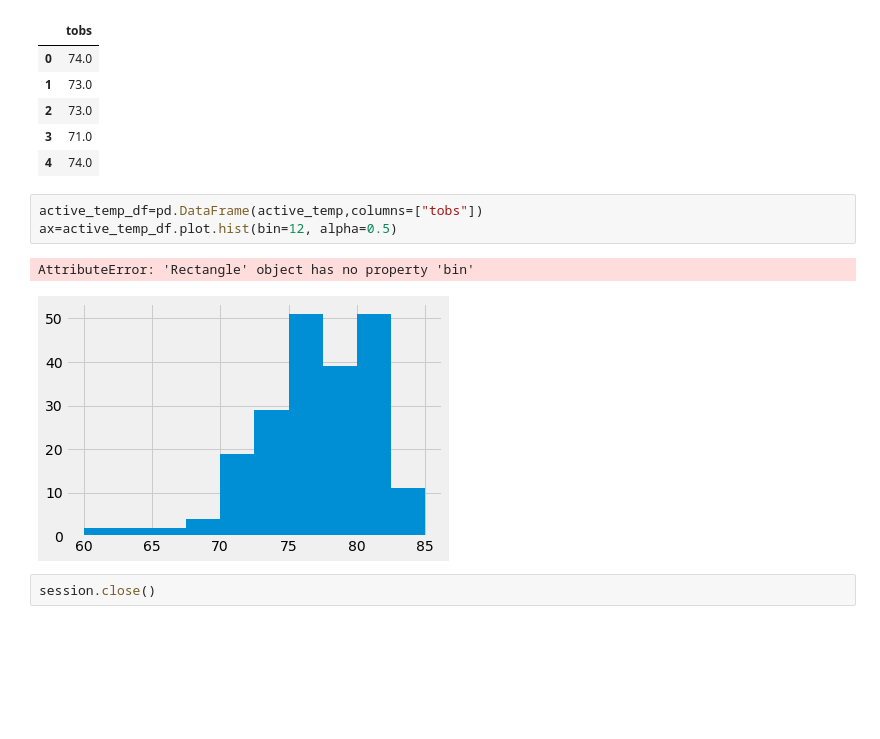
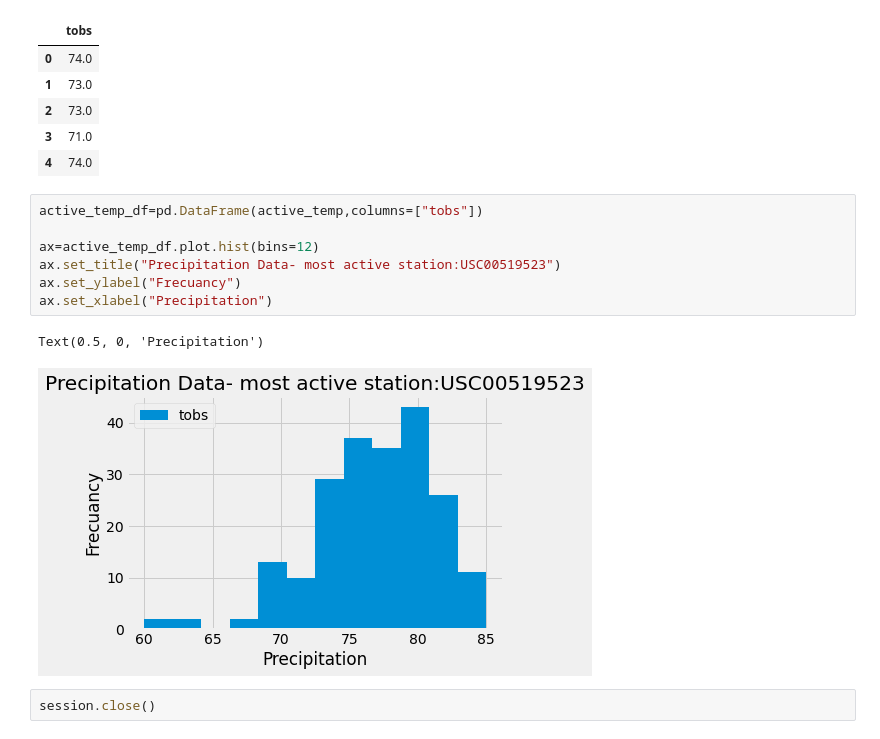
Before and after one commit to ludmilagd/SQL-Alchemy-ORM, a Jupyter notebook: Instructions/climate_starter.ipynb, the cells around one changed output. Drawn from its saved outputs; the diff is of its cells as text; blank space fills up the shorter version.

```diff
--- a/Instructions/climate_starter.ipynb
+++ b/Instructions/climate_starter.ipynb
@@ -188,10 +188,14 @@ active_temp_df.head()
 | 4 | 74.0 |
 # %%
 active_temp_df=pd.DataFrame(active_temp,columns=["tobs"])
-ax=active_temp_df.plot.hist(bin=12, alpha=0.5)
+
+ax=active_temp_df.plot.hist(bins=12)
+ax.set_title("Precipitation Data- most active station:USC00519523")
+ax.set_ylabel("Frecuancy")
+ax.set_xlabel("Precipitation")
 # %% [output]
-AttributeError: 'Rectangle' object has no property 'bin'
+Text(0.5, 0, 'Precipitation')
-[figure, old version]
+[figure, new version]
 # %%
 session.close()
 # %% [markdown]
```
Also changed, not shown: parts of 5 cells of this notebook, 1 other file.
